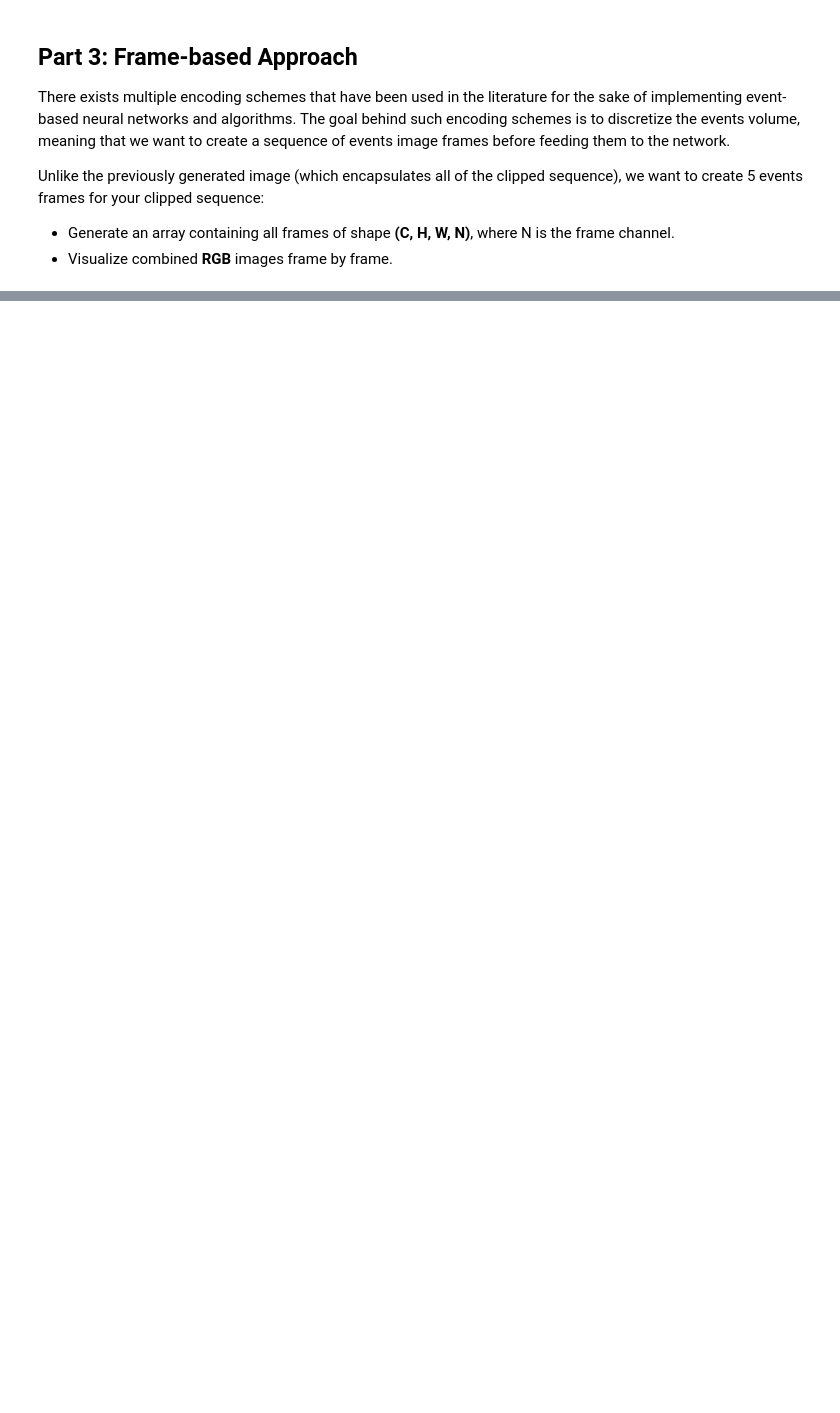
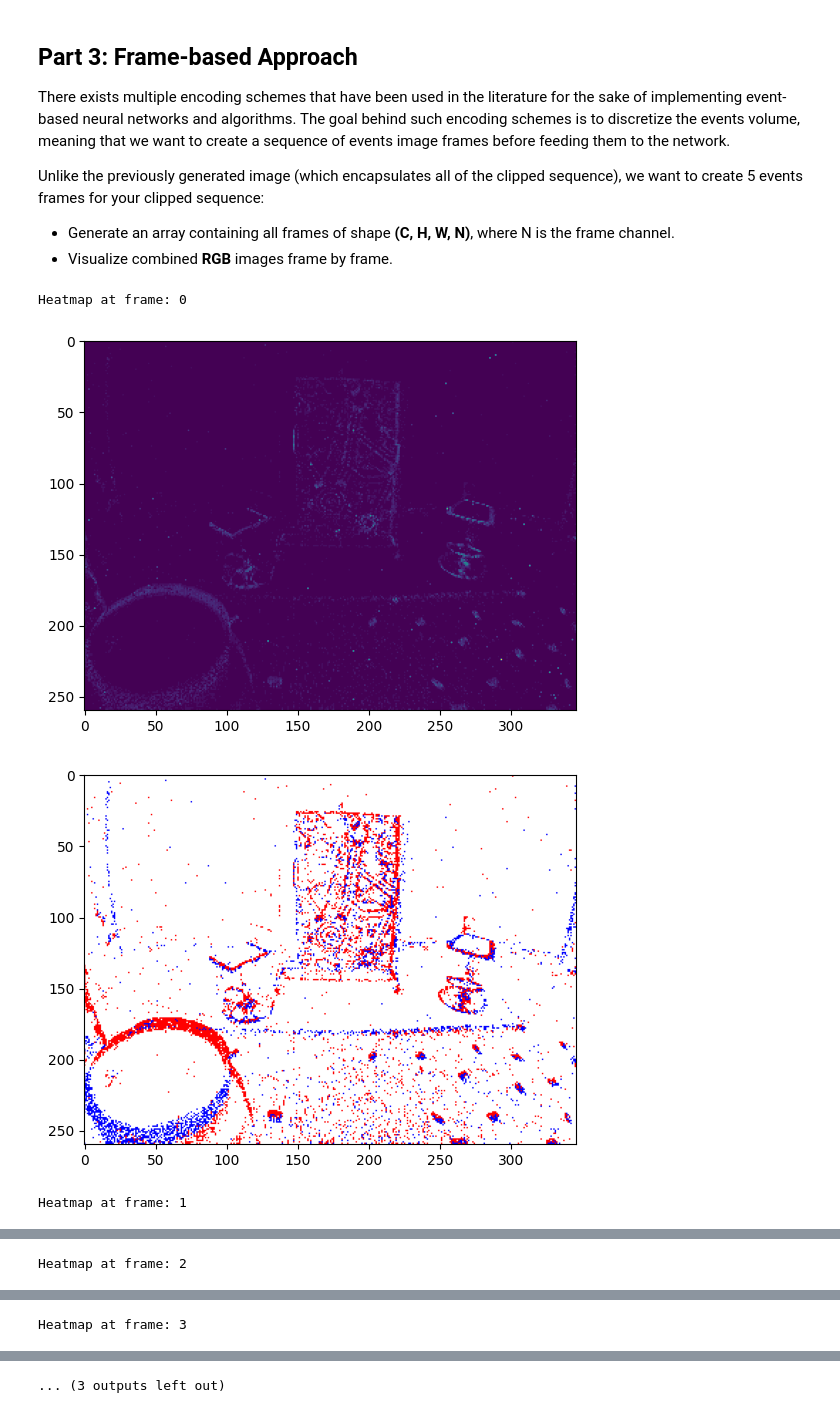
Before and after one commit to jad-mansour/lab-ebc, a Jupyter notebook: ebc1.ipynb, the cells around one changed output, grey strips where cells are left out. Saved outputs shown, nothing was run; the diff lists cells and outputs as text; code cells hidden in the pictures; blank space fills up the shorter version.

```diff
--- a/ebc1.ipynb
+++ b/ebc1.ipynb
@@ -39 +47,10 @@ Write the data renderer code in the code block below.
 Clip the sequence in the code block below.
+# %%
+from ewiz.data.readers import ReaderFlow
+
+# ===== Clip data here ===== #
+# Do not forget to look at the documentation to understand how to run the renderer
+reader = ReaderFlow(
+    data_dir="/home/jad/Documents/datasets/mvsec/ewiz/indoor_flying1", clip_mode="time"
+)
+events, _, _, _ = reader[20000:21000]
@@ -69,3 +220,27 @@ There exists multiple encoding schemes that have been used in the literature for
 Unlike the previously generated image (which encapsulates all of the clipped sequence), we want to create 5 events frames for your clipped sequence:
 * Generate an array containing all frames of shape **(C, H, W, N)**, where N is the frame channel.
 * Visualize combined **RGB** images frame by frame.
+# %%
+# ===================== Code task here ===================== #
+num_splits = 5
+events_data = np.zeros((2, 260, 346, num_splits))
+slice_size = events.shape[0] // num_splits
+
+for i in range(num_splits):
+    events_slice = events[slice_size * i : slice_size * (i + 1), :]
+    events_data[..., i] = convert_events_to_image(
+        events=events_slice, image_size=(260, 346)
+    )
+    print("Heatmap at frame:", i)
+    events_image = visualize_events_heatmap(
+        events_image=events_data[..., i], polarity="both"
+    )
+    events_rgb = visualize_events_image_rgb(
+        events_image=events_data[..., i], polarity="both"
+    )
+# ========================================================== #
+# %% [output]
+Heatmap at frame: 0
+[figure, added]
+[figure, added]
+Heatmap at frame: 1
@@ -71,0 +249 @@ Unlike the previously generated image (which encapsulates all of the clipped seq
+Heatmap at frame: 2
@@ -71,0 +252 @@ Unlike the previously generated image (which encapsulates all of the clipped seq
+Heatmap at frame: 3
@@ -72,3 +255,4 @@ Unlike the previously generated image (which encapsulates all of the clipped seq
+... (3 outputs left out)
 # %% [markdown]
 ### Questions
 
```
Also changed, not shown: parts of 13 cells of this notebook.
